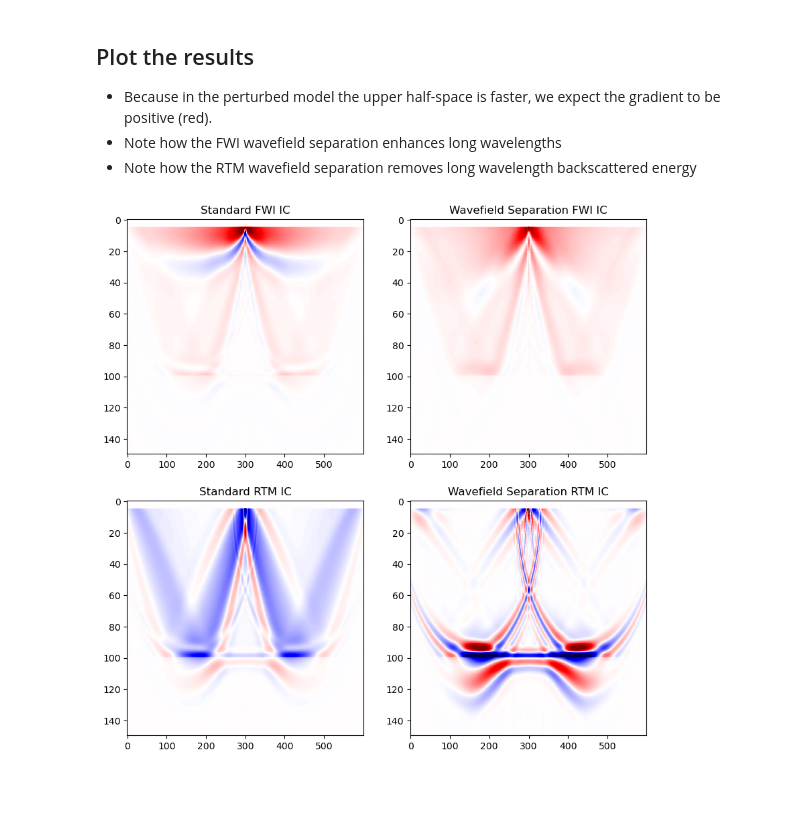
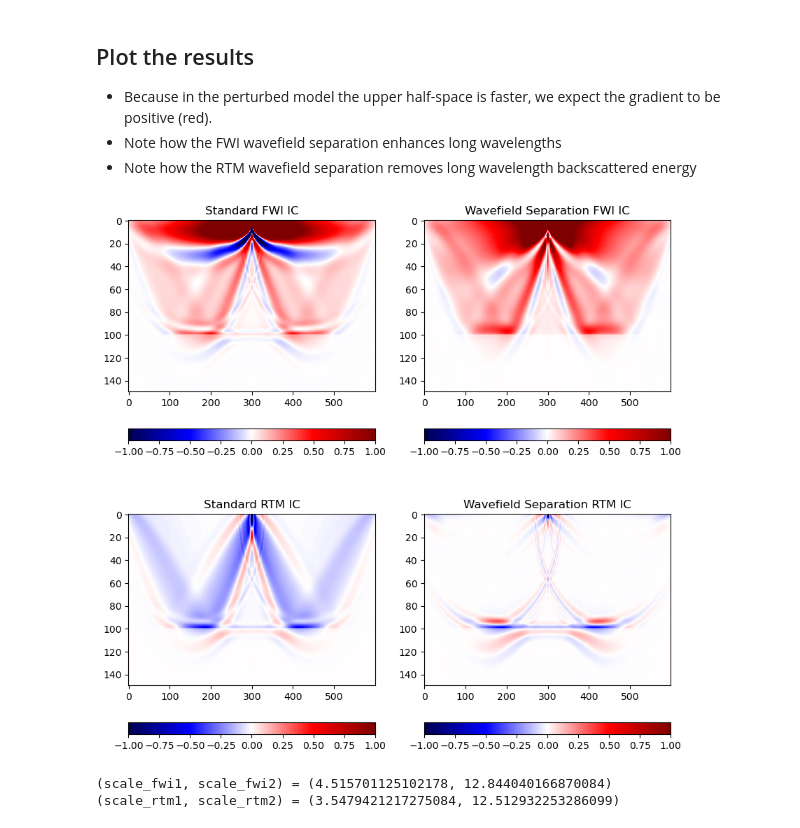
Before and after one commit to ChevronETC/Examples, a Jupyter notebook: 40_sensitivity/11_WavefieldSeparationSensitivity.ipynb, the cells around one changed output. Drawn from its saved outputs; the diff is of its cells as text; code cells hidden in the pictures; blank space fills up the shorter version.

Commit message:
improve wavefield sep image scaling

```diff
--- a/40_sensitivity/11_WavefieldSeparationSensitivity.ipynb
+++ b/40_sensitivity/11_WavefieldSeparationSensitivity.ipynb
@@ -210,15 +200,22 @@ nothing
 * Note how the RTM wavefield separation removes long wavelength backscattered energy
 # %%
 figure(figsize=(10,10))
-scale = 2
-subplot(2,2,1); imshow(fwi1.*scale/maximum(abs,fwi1),aspect="auto",cmap="seismic",clim=[-1,1]);
-title("Standard FWI IC")
-subplot(2,2,2); imshow(fwi2.*scale/maximum(abs,fwi2),aspect="auto",cmap="seismic",clim=[-1,1]);
-title("Wavefield Separation FWI IC")
-subplot(2,2,3); imshow(rtm1.*scale/maximum(abs,rtm1),aspect="auto",cmap="seismic",clim=[-1,1]);
-title("Standard RTM IC")
-subplot(2,2,4); imshow(rtm2.*scale/maximum(abs,rtm2),aspect="auto",cmap="seismic",clim=[-1,1]);
-title("Wavefield Separation RTM IC")
+scale_fwi1 = 0.5 / maximum(abs, fwi1[z2-10:z2+10,:])
+scale_fwi2 = 0.5 / maximum(abs, fwi2[z2-10:z2+10,:])
+scale_rtm1 = 0.5 / maximum(abs, rtm1[z2-10:z2+10,:])
+scale_rtm2 = 0.5 / maximum(abs, rtm2[z2-10:z2+10,:])
+@show scale_fwi1,scale_fwi2
+@show scale_rtm1,scale_rtm2
+subplot(2,2,1); imshow(fwi1.*scale_fwi1,aspect="auto",cmap="seismic",clim=[-1,1]);
+title("Standard FWI IC");colorbar(orientation="horizontal")
+subplot(2,2,2); imshow(fwi2.*scale_fwi2,aspect="auto",cmap="seismic",clim=[-1,1]);
+title("Wavefield Separation FWI IC");colorbar(orientation="horizontal")
+subplot(2,2,3); imshow(rtm1.*scale_rtm1,aspect="auto",cmap="seismic",clim=[-1,1]);
+title("Standard RTM IC");colorbar(orientation="horizontal")
+subplot(2,2,4); imshow(rtm2.*scale_rtm2,aspect="auto",cmap="seismic",clim=[-1,1]);
+title("Wavefield Separation RTM IC");colorbar(orientation="horizontal")
 nothing
 # %% [output]
-[figure, old version]
+[figure, new version]
+(scale_fwi1, scale_fwi2) = (4.515701125102178, 12.844040166870084)
+(scale_rtm1, scale_rtm2) = (3.5479421217275084, 12.512932253286099)
```
Also changed, not shown: parts of 3 cells of this notebook.
